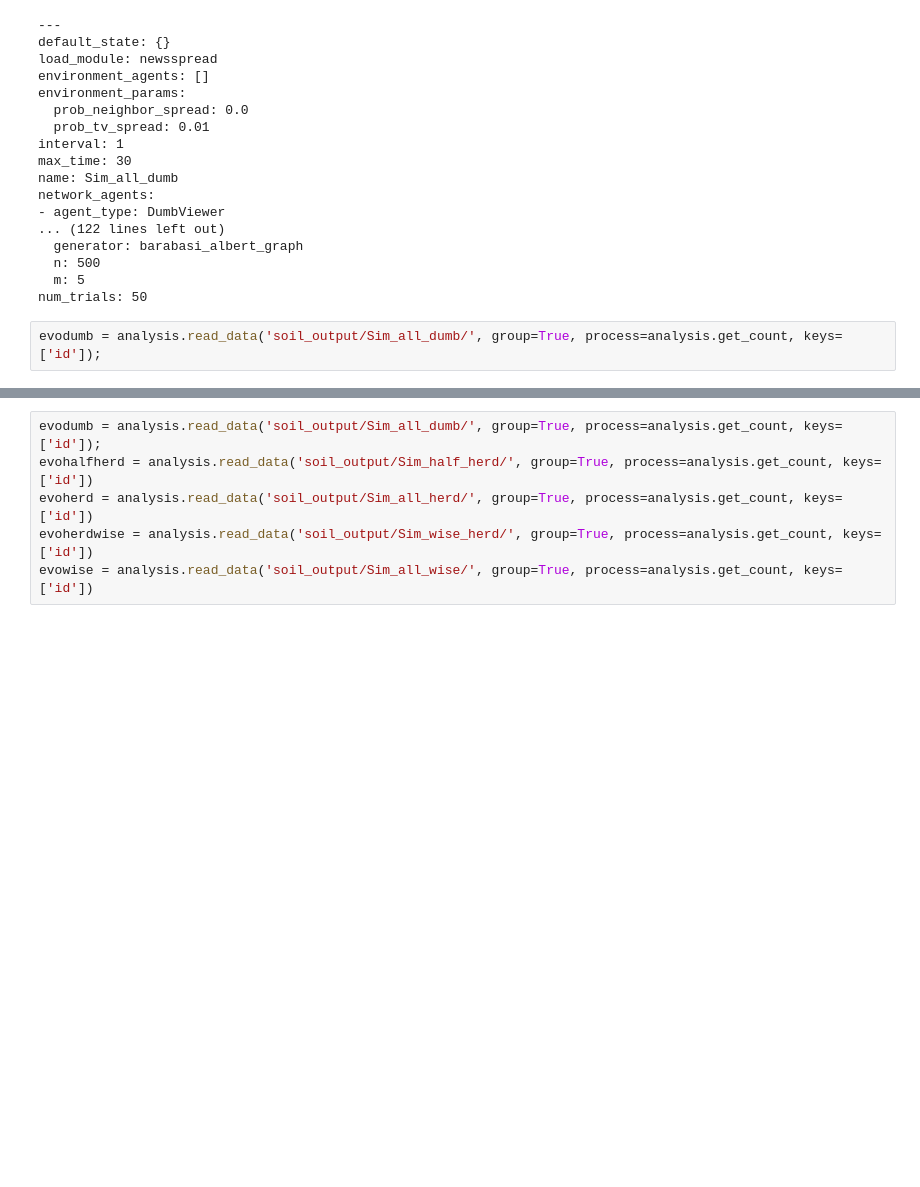
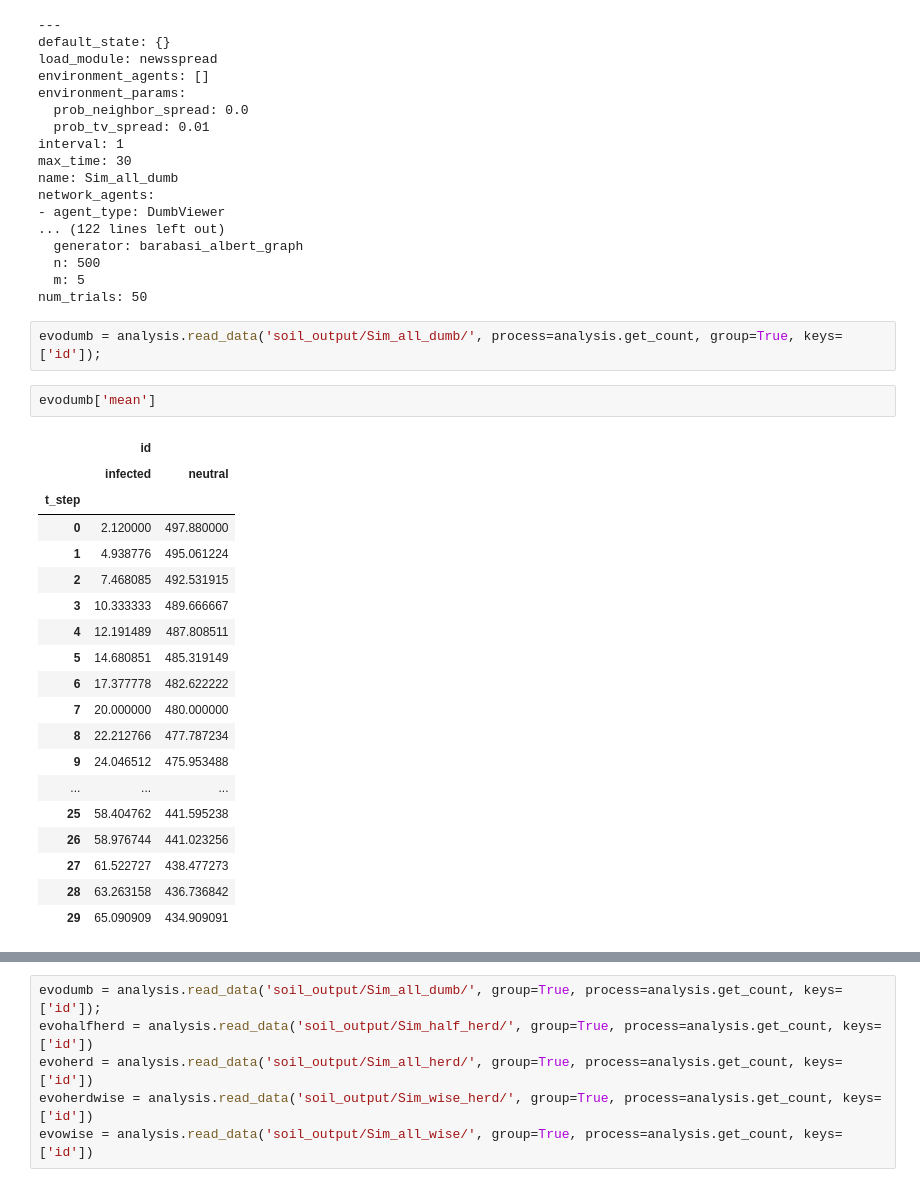
Before and after one commit to gsi-upm/soil, a Jupyter notebook: examples/newsspread/NewsSpread.ipynb, the cells around one changed output, grey strips where cells are left out. Saved outputs shown, nothing was run; the diff lists cells and outputs as text; blank space fills up the shorter version.

```diff
--- a/examples/newsspread/NewsSpread.ipynb
+++ b/examples/newsspread/NewsSpread.ipynb
@@ -34,7 +37,29 @@ network_agents:
   m: 5
 num_trials: 50
 # %%
-evodumb = analysis.read_data('soil_output/Sim_all_dumb/', group=True, process=analysis.get_count, keys=['id']);
+evodumb = analysis.read_data('soil_output/Sim_all_dumb/', process=analysis.get_count, group=True, keys=['id']);
+# %%
+evodumb['mean']
+# %% [output]
+|  | id |  |
+|  | infected | neutral |
+| t_step |  |  |
+| 0 | 2.120000 | 497.880000 |
+| 1 | 4.938776 | 495.061224 |
+| 2 | 7.468085 | 492.531915 |
+| 3 | 10.333333 | 489.666667 |
+| 4 | 12.191489 | 487.808511 |
+| 5 | 14.680851 | 485.319149 |
+| 6 | 17.377778 | 482.622222 |
+| 7 | 20.000000 | 480.000000 |
+| 8 | 22.212766 | 477.787234 |
+| 9 | 24.046512 | 475.953488 |
+| ... | ... | ... |
+| 25 | 58.404762 | 441.595238 |
+| 26 | 58.976744 | 441.023256 |
+| 27 | 61.522727 | 438.477273 |
+| 28 | 63.263158 | 436.736842 |
+| 29 | 65.090909 | 434.909091 |
 # %%
 evodumb['mean'].plot(yerr=evodumb['std'])
 # %% [output]
```
Also changed, not shown: parts of 8 cells of this notebook, 18 other files.
